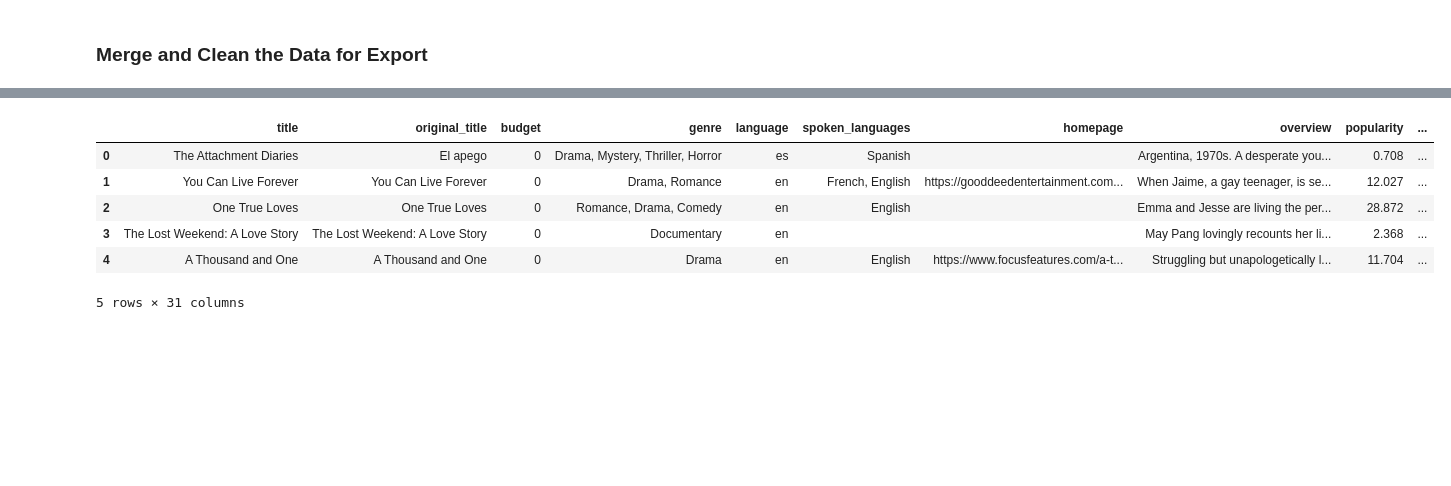
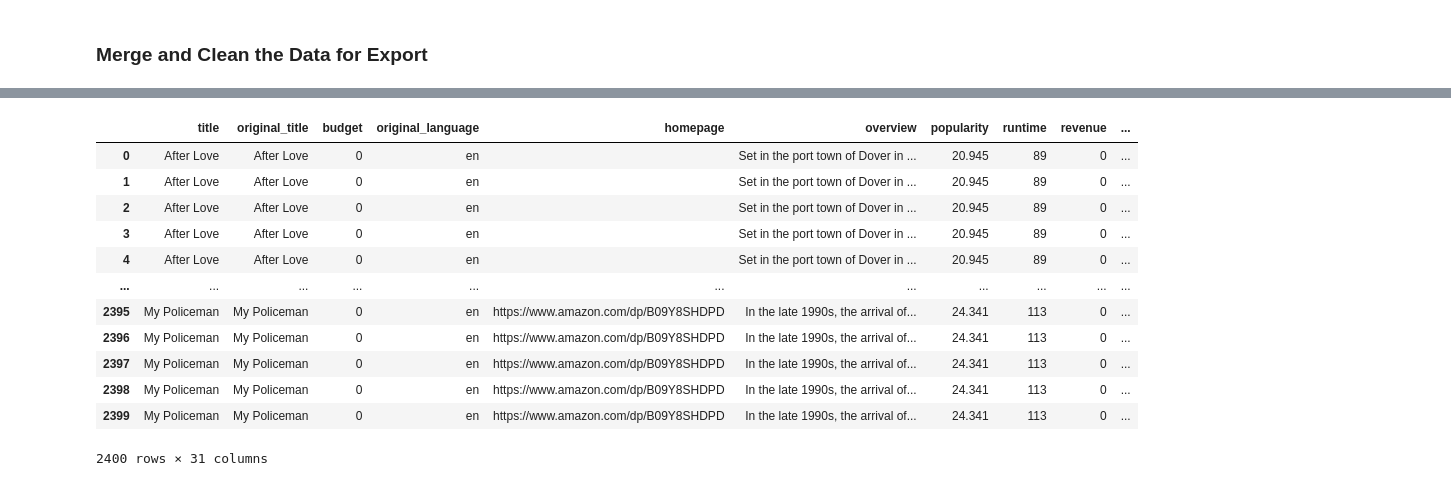
Before and after one commit to jengalvan76/data-sourcing-challenge, a Jupyter notebook: M6_Starter_Code/retrieve_movie_data.ipynb, the cells around one changed output, grey strips where cells are left out. Cells and saved outputs as stored; diff of their text form; code cells hidden in the pictures; blank space fills up the shorter version.

Commit message:
data-sourcing_challenge

```diff
--- a/M6_Starter_Code/retrieve_movie_data.ipynb
+++ b/M6_Starter_Code/retrieve_movie_data.ipynb
@@ -46,12 +46,11 @@ reviews_list = []
 for page in range(0,20):
 
     # create query with a page number
-    query_url = f"{query_url}&page={str(page+1)}"
+    query_url = f"{query_url}&page={page+1}"
     try:
 
         # Make a "GET" request and retrieve the JSON
-        request_json = query_url + "?format=json"
-        response_json = requests.get(request_json).json()
+        response_json = requests.get(query_url).json()
 
         # API results show 10 articles at a time
         for review in response_json["response"]["docs"]:
@@ -313,5 +333,6 @@ print(json.dumps(data, indent=4)).json(5)
 ]
 # %%
 # Convert the results to a DataFrame
-tmdb_df = pd.DataFrame()
+tmdb_df = pd.DataFrame(tmdb_movies_list)
+tmdb_df
 # %% [output]
@@ -332,6 +353,6 @@ tmdb_df = pd.DataFrame()
 ### Merge and Clean the Data for Export
 # %%
 # Merge the New York Times reviews and TMDB DataFrames on title
-combined_title_df = pd.concat([ , ], axis="rows", join="inner").reset_index(drop=True)
+combined_title_df = pd.merge(tmdb_df, reviews_list_df, how="inner", on="title")
 combined_title_df
 # %% [output]
@@ -351,27 +372,41 @@ combined_title_df
 # %%
 # Remove list brackets and quotation marks on the columns containing lists
 # Create a list of the columns that need fixing
-columns_to_fix
+columns_to_fix = ["genres", "spoken_languages", "production_countries" ]
 
 # Create a list of characters to remove
-characters_to_remove
+characters_to_remove = ["[", "]", "'"]
 
 # Loop through the list of columns to fix
-astype()
+
+for column in columns_to_fix:
+    combined_title_df[column] = combined_title_df[column].astype(str)
+
+    for character in characters_to_remove:
+        combined_title_df[column] = combined_title_df[column].str.replace(character, "")
+
     # Convert the column to type 'str'
-characters_to_remove str.replace()
+
 
     # Loop through characters to remove
 
 
 # Display the fixed DataFrame
+#combined_title_df[columns_to_fix]
+combined_title_df
 # %% [output]
-|  | title | original_title | budget | genre | language | spoken_languages | homepage | overview | popularity | ... |
-| 0 | The Attachment Diaries | El apego | 0 | Drama, Mystery, Thriller, Horror | es | Spanish |  | Argentina, 1970s. A desperate you... | 0.708 | ... |
-| 1 | You Can Live Forever | You Can Live Forever | 0 | Drama, Romance | en | French, English | https://gooddeedentertainment.com... | When Jaime, a gay teenager, is se... | 12.027 | ... |
-| 2 | One True Loves | One True Loves | 0 | Romance, Drama, Comedy | en | English |  | Emma and Jesse are living the per... | 28.872 | ... |
-| 3 | The Lost Weekend: A Love Story | The Lost Weekend: A Love Story | 0 | Documentary | en |  |  | May Pang lovingly recounts her li... | 2.368 | ... |
-| 4 | A Thousand and One | A Thousand and One | 0 | Drama | en | English | https://www.focusfeatures.com/a-t... | Struggling but unapologetically l... | 11.704 | ... |
+|  | title | original_title | budget | original_language | homepage | overview | popularity | runtime | revenue | ... |
+| 0 | After Love | After Love | 0 | en |  | Set in the port town of Dover in ... | 20.945 | 89 | 0 | ... |
+| 1 | After Love | After Love | 0 | en |  | Set in the port town of Dover in ... | 20.945 | 89 | 0 | ... |
+| 2 | After Love | After Love | 0 | en |  | Set in the port town of Dover in ... | 20.945 | 89 | 0 | ... |
+| 3 | After Love | After Love | 0 | en |  | Set in the port town of Dover in ... | 20.945 | 89 | 0 | ... |
+| 4 | After Love | After Love | 0 | en |  | Set in the port town of Dover in ... | 20.945 | 89 | 0 | ... |
+| ... | ... | ... | ... | ... | ... | ... | ... | ... | ... | ... |
+| 2395 | My Policeman | My Policeman | 0 | en | https://www.amazon.com/dp/B09Y8SHDPD | In the late 1990s, the arrival of... | 24.341 | 113 | 0 | ... |
+| 2396 | My Policeman | My Policeman | 0 | en | https://www.amazon.com/dp/B09Y8SHDPD | In the late 1990s, the arrival of... | 24.341 | 113 | 0 | ... |
+| 2397 | My Policeman | My Policeman | 0 | en | https://www.amazon.com/dp/B09Y8SHDPD | In the late 1990s, the arrival of... | 24.341 | 113 | 0 | ... |
+| 2398 | My Policeman | My Policeman | 0 | en | https://www.amazon.com/dp/B09Y8SHDPD | In the late 1990s, the arrival of... | 24.341 | 113 | 0 | ... |
+| 2399 | My Policeman | My Policeman | 0 | en | https://www.amazon.com/dp/B09Y8SHDPD | In the late 1990s, the arrival of... | 24.341 | 113 | 0 | ... |
-5 rows × 31 columns
+2400 rows × 31 columns
 # %%
 # Drop "byline.person" column
```
Also changed, not shown: parts of 13 cells of this notebook, 1 other file.
